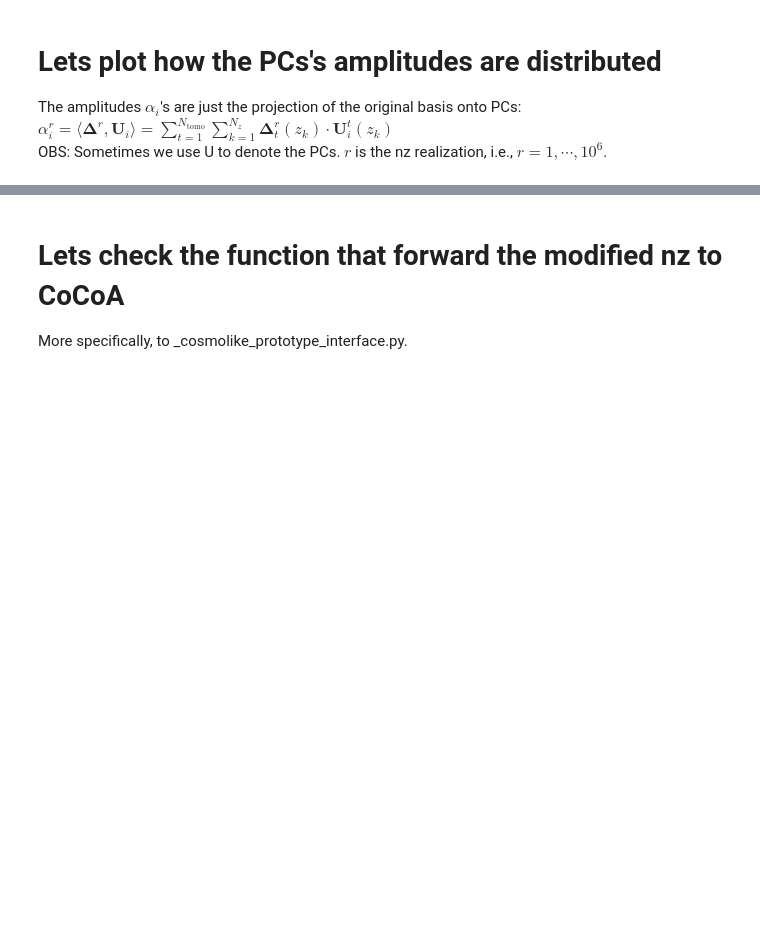
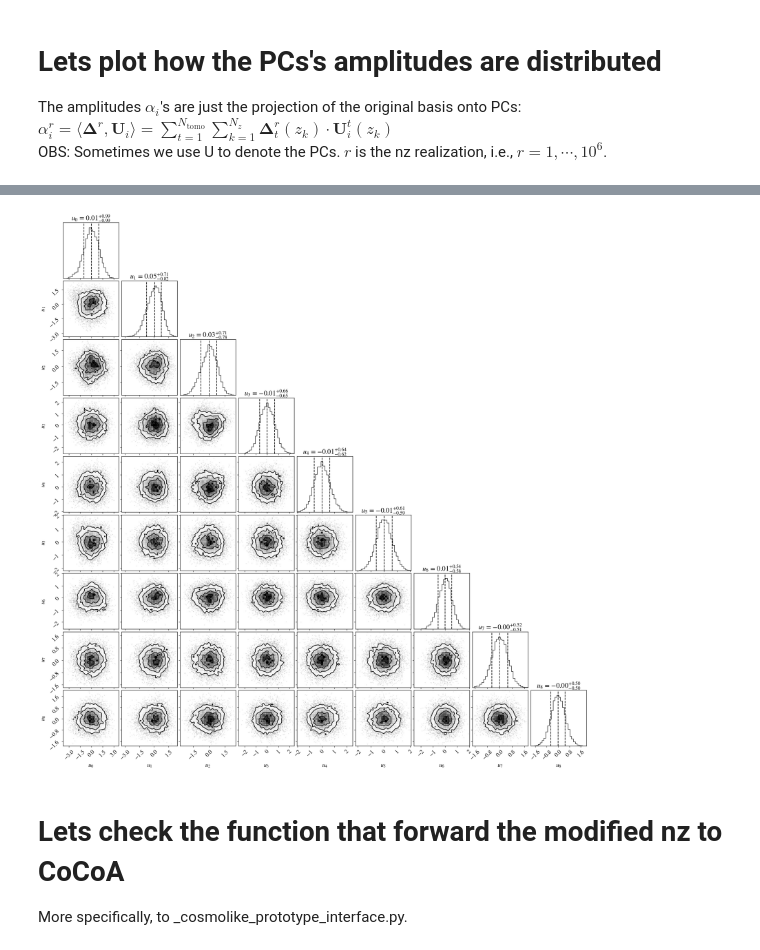
Before and after one commit to Roman-HLIS-Cosmology-PIT/cocoa_photoz, a Jupyter notebook: codes/example.ipynb, the cells around one changed output, grey strips where cells are left out. Saved outputs shown, nothing was run; the diff lists cells and outputs as text; code cells hidden in the pictures; blank space fills up the shorter version.

```diff
--- a/codes/example.ipynb
+++ b/codes/example.ipynb
@@ -664,3 +749,23 @@ g.triangle_plot(chains,["alpha%s" %i for i in range(3)],filled=True)
+# %%
+import corner
+%matplotlib inline
+
+# Labels des paramètres (ajustez si vous avez plus de corrélations)
+n_max = 9
+labels = [f"$u_{i}$" for i in range(n_max)]
+
+figure = corner.corner(
+    alphas[:,:n_max],
+    labels=labels,
+    quantiles=[0.16, 0.5, 0.84],
+    show_titles=True,
+    bins=30,  # Taille des bins pour l'histogramme
+    title_fmt=".2f",
+    # title_kwargs={"fontsize": 12},
+    # label_kwargs={"fontsize": 14}
+)
+# %% [output]
+[figure, added]
 # %% [markdown]
 # Lets check the function that forward the modified nz to CoCoA
 More specifically, to _cosmolike_prototype_interface.py.
```
Also changed, not shown: parts of 16 cells of this notebook.
